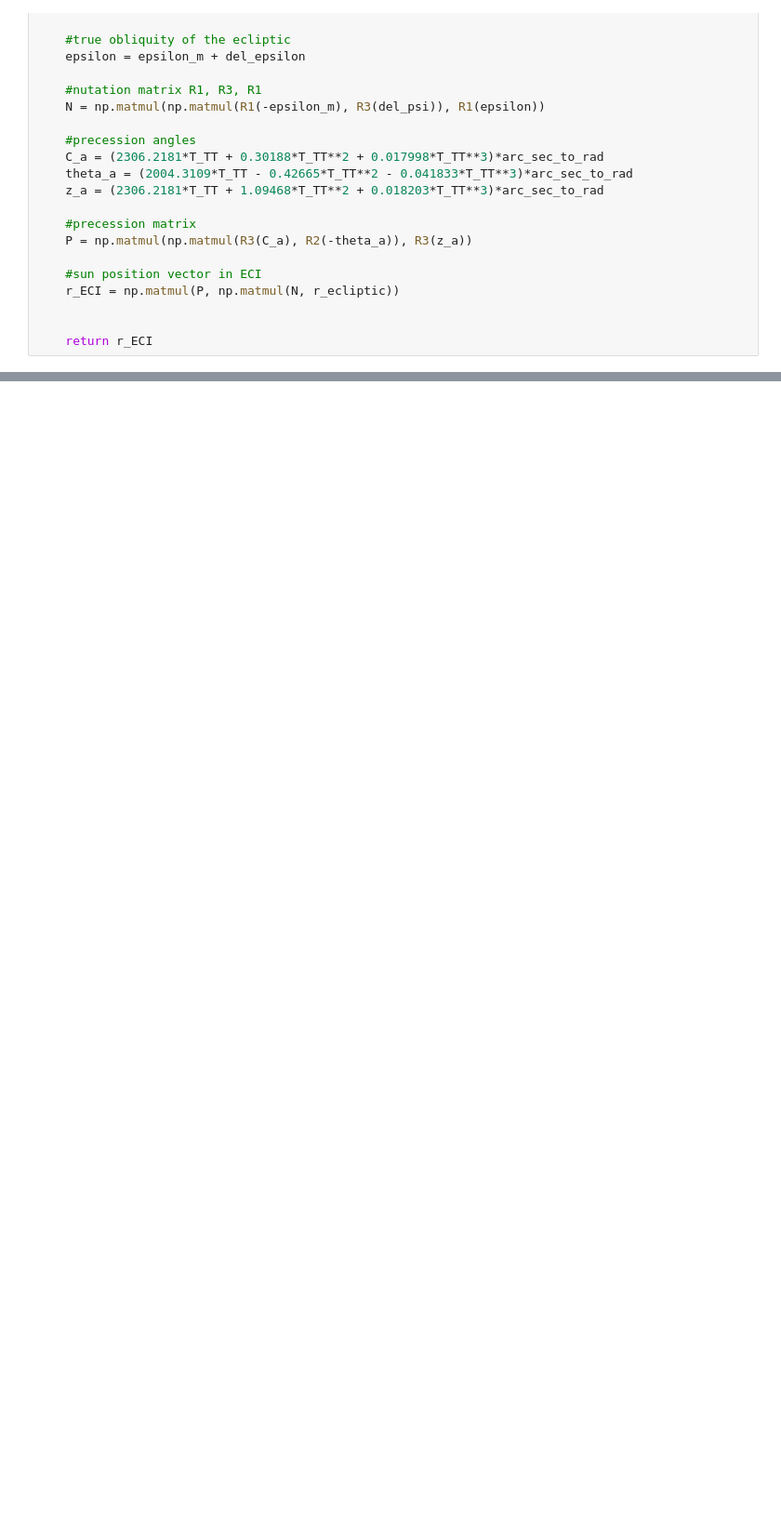
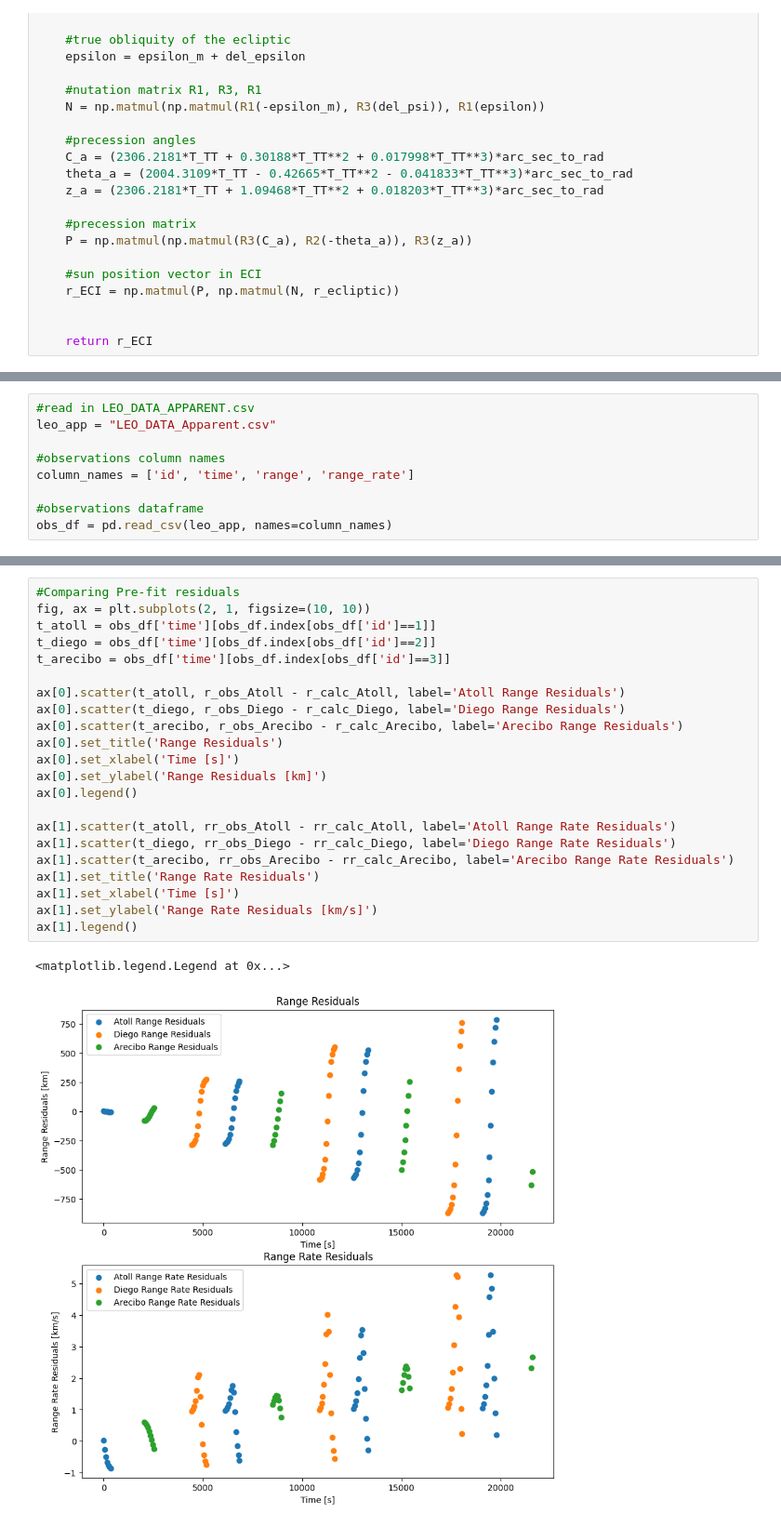
Before and after one commit to capitalts/Method-of-Orbit-Determination, a Jupyter notebook: Hw5/HW5.ipynb, the cells around one changed output, grey strips where cells are left out. Shown: that part at 93% size. Saved outputs shown, nothing was run; the diff lists cells and outputs as text; blank space fills up the shorter version.

```diff
--- a/Hw5/HW5.ipynb
+++ b/Hw5/HW5.ipynb
@@ -1434,0 +982,9 @@ AxisError: axisb: axis -1 is out of bounds for array of dimension 0
+# %%
+#read in LEO_DATA_APPARENT.csv
+leo_app = "LEO_DATA_Apparent.csv"
+
+#observations column names
+column_names = ['id', 'time', 'range', 'range_rate']
+
+#observations dataframe
+obs_df = pd.read_csv(leo_app, names=column_names)
@@ -1434,0 +1044,25 @@ AxisError: axisb: axis -1 is out of bounds for array of dimension 0
+# %%
+#Comparing Pre-fit residuals
+fig, ax = plt.subplots(2, 1, figsize=(10, 10))
+t_atoll = obs_df['time'][obs_df.index[obs_df['id']==1]]
+t_diego = obs_df['time'][obs_df.index[obs_df['id']==2]]
+t_arecibo = obs_df['time'][obs_df.index[obs_df['id']==3]]
+
+ax[0].scatter(t_atoll, r_obs_Atoll - r_calc_Atoll, label='Atoll Range Residuals')
+ax[0].scatter(t_diego, r_obs_Diego - r_calc_Diego, label='Diego Range Residuals')
+ax[0].scatter(t_arecibo, r_obs_Arecibo - r_calc_Arecibo, label='Arecibo Range Residuals')
+ax[0].set_title('Range Residuals')
+ax[0].set_xlabel('Time [s]')
+ax[0].set_ylabel('Range Residuals [km]')
+ax[0].legend()
+
+ax[1].scatter(t_atoll, rr_obs_Atoll - rr_calc_Atoll, label='Atoll Range Rate Residuals')
+ax[1].scatter(t_diego, rr_obs_Diego - rr_calc_Diego, label='Diego Range Rate Residuals')
+ax[1].scatter(t_arecibo, rr_obs_Arecibo - rr_calc_Arecibo, label='Arecibo Range Rate Residuals')
+ax[1].set_title('Range Rate Residuals')
+ax[1].set_xlabel('Time [s]')
+ax[1].set_ylabel('Range Rate Residuals [km/s]')
+ax[1].legend()
+# %% [output]
+<matplotlib.legend.Legend at 0x...>
+[figure, added]
```
Also changed, not shown: parts of 54 cells of this notebook, 14 other files.
